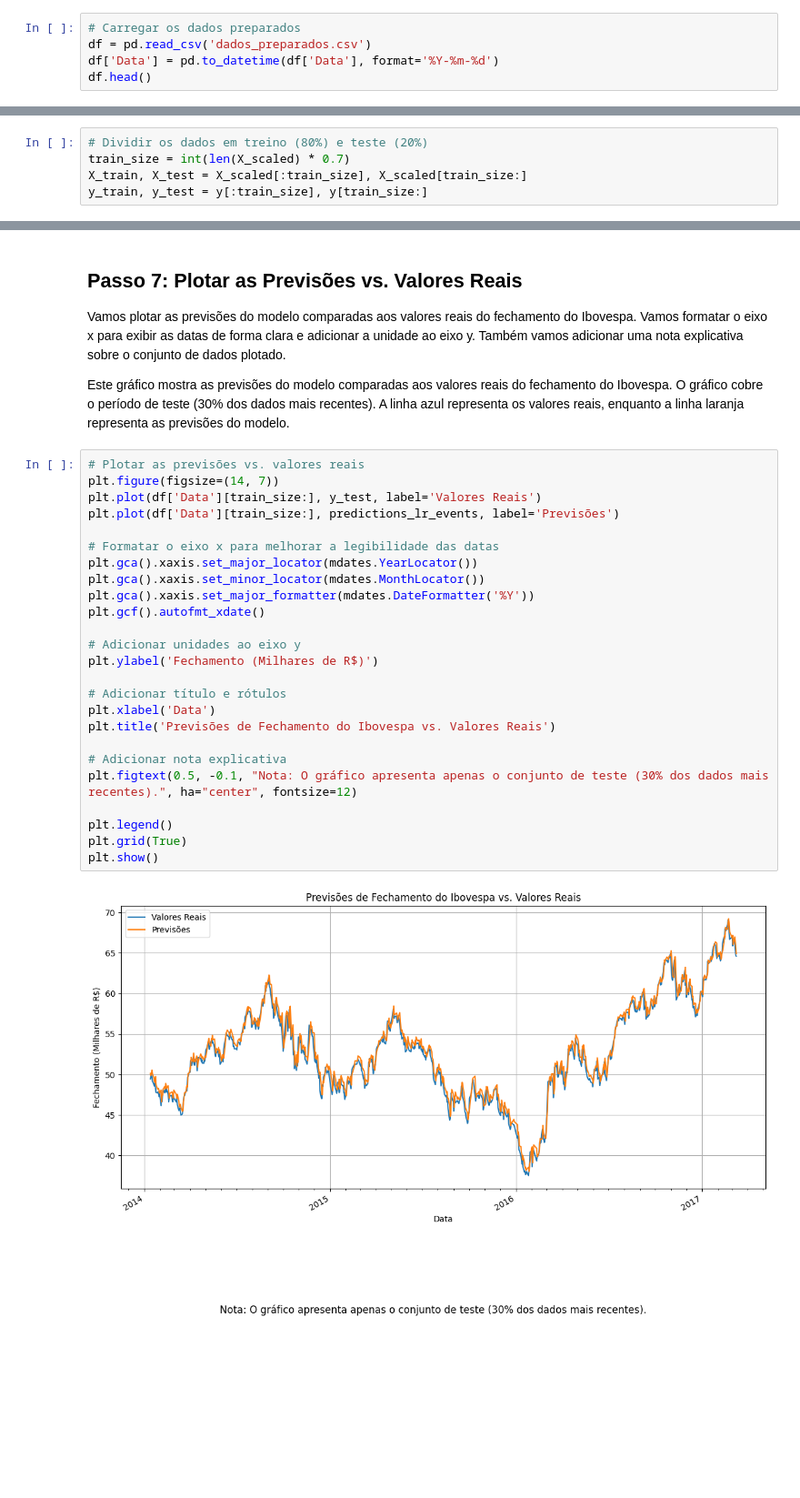
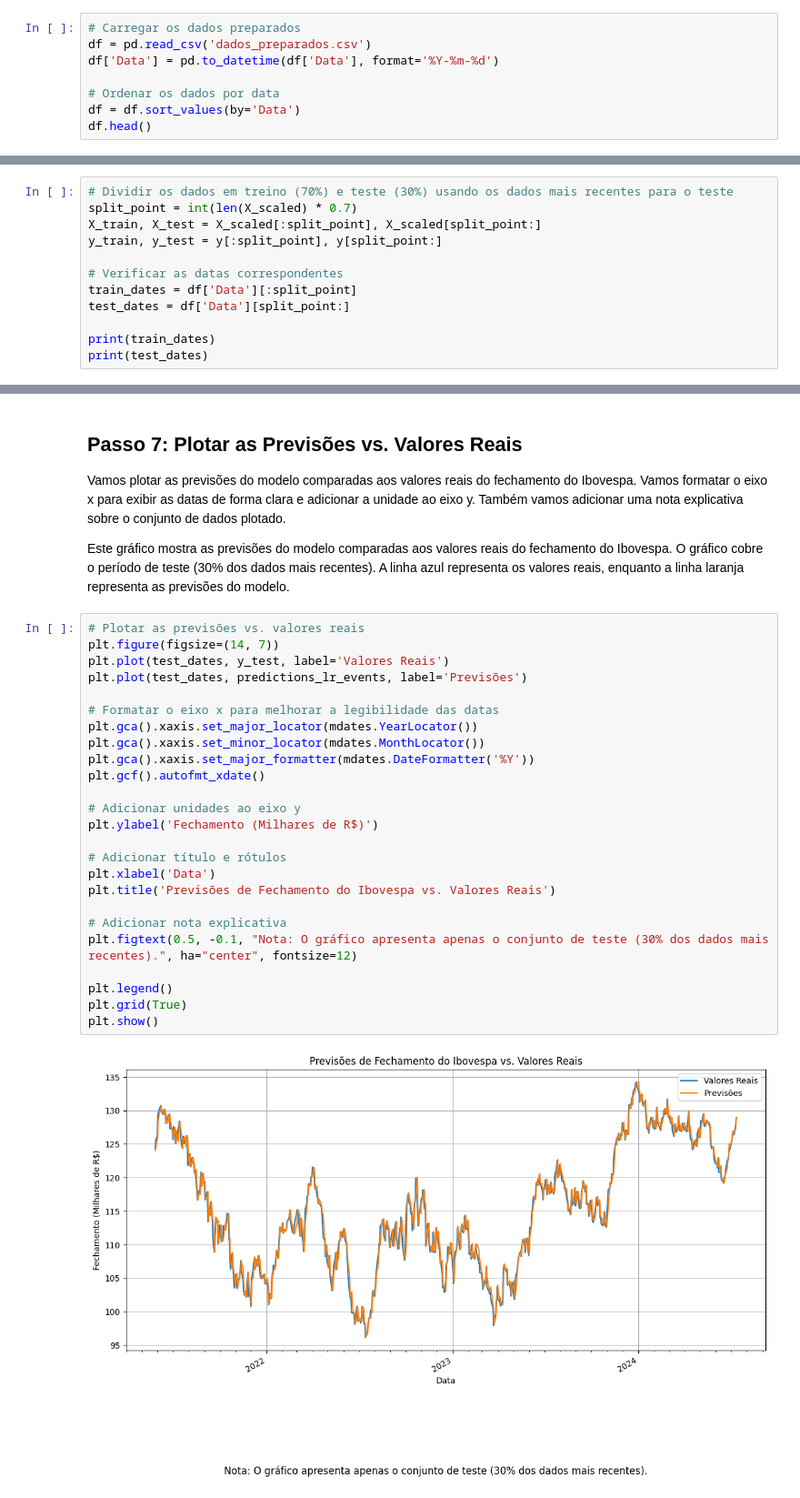
Before and after one commit to mariogodoy90/fase-2-ml-tech-challenge, a Jupyter notebook: modelo_preditivo.ipynb, the cells around one changed output, grey strips where cells are left out. Shown: that part at 91% size. Saved outputs shown, nothing was run; the diff lists cells and outputs as text; blank space fills up the shorter version.

Commit message:
ajuste nas datas do modelo

```diff
--- a/modelo_preditivo.ipynb
+++ b/modelo_preditivo.ipynb
@@ -24,6 +24,9 @@ Aqui, carregamos os dados históricos do Ibovespa a partir de um arquivo CSV. A
 # Carregar os dados preparados
 df = pd.read_csv('dados_preparados.csv')
 df['Data'] = pd.to_datetime(df['Data'], format='%Y-%m-%d')
+
+# Ordenar os dados por data
+df = df.sort_values(by='Data')
 df.head()
 # %% [output]
 |  | Data | Último | Abertura | Máxima | Mínima | Vol. | Var% | Evento_Eleição Presidencial 2022 | ... |
@@ -57,7 +60,14 @@ Vamos dividir os dados em conjuntos de treino e teste, utilizando 70% dos dados
 
 Dividimos os dados em conjuntos de treino e teste. Usamos 70% dos dados para treinar o modelo e 30% para testar o modelo. Esta divisão nos permite avaliar a performance do modelo em dados que ele não viu durante o treinamento.
 # %%
-# Dividir os dados em treino (80%) e teste (20%)
-train_size = int(len(X_scaled) * 0.7)
-X_train, X_test = X_scaled[:train_size], X_scaled[train_size:]
-y_train, y_test = y[:train_size], y[train_size:]
+# Dividir os dados em treino (70%) e teste (30%) usando os dados mais recentes para o teste
+split_point = int(len(X_scaled) * 0.7)
+X_train, X_test = X_scaled[:split_point], X_scaled[split_point:]
+y_train, y_test = y[:split_point], y[split_point:]
+
+# Verificar as datas correspondentes
+train_dates = df['Data'][:split_point]
+test_dates = df['Data'][split_point:]
+
+print(train_dates)
+print(test_dates)
@@ -105,27 +133,27 @@ Este gráfico mostra as previsões do modelo comparadas aos valores reais do fec
 # %%
 # Plotar as previsões vs. valores reais
 plt.figure(figsize=(14, 7))
-plt.plot(df['Data'][train_size:], y_test, label='Valores Reais')
-plt.plot(df['Data'][train_size:], predictions_lr_events, label='Previsões')
+plt.plot(test_dates, y_test, label='Valores Reais')
+plt.plot(test_dates, predictions_lr_events, label='Previsões')
 
 # Formatar o eixo x para melhorar a legibilidade das datas
 plt.gca().xaxis.set_major_locator(mdates.YearLocator())
 plt.gca().xaxis.set_minor_locator(mdates.MonthLocator())
 plt.gca().xaxis.set_major_formatter(mdates.DateFormatter('%Y'))
 plt.gcf().autofmt_xdate()
 
 # Adicionar unidades ao eixo y
 plt.ylabel('Fechamento (Milhares de R$)')
 
 # Adicionar título e rótulos
 plt.xlabel('Data')
 plt.title('Previsões de Fechamento do Ibovespa vs. Valores Reais')
 
 # Adicionar nota explicativa
 plt.figtext(0.5, -0.1, "Nota: O gráfico apresenta apenas o conjunto de teste (30% dos dados mais recentes).", ha="center", fontsize=12)
 
 plt.legend()
 plt.grid(True)
 plt.show()
 # %% [output]
-[figure, old version]
+[figure, new version]
```
Also changed, not shown: parts of 3 cells of this notebook, 3 other files.
